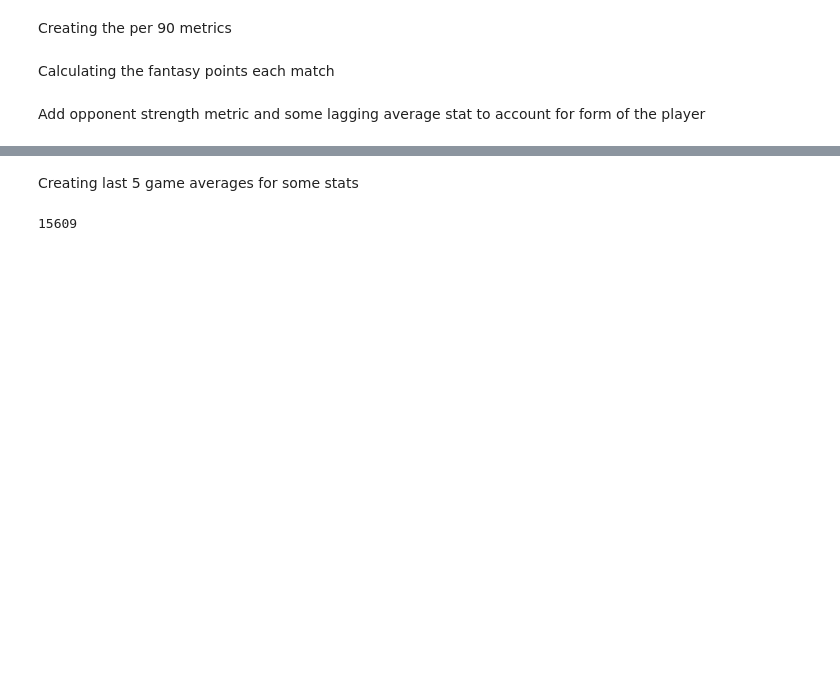
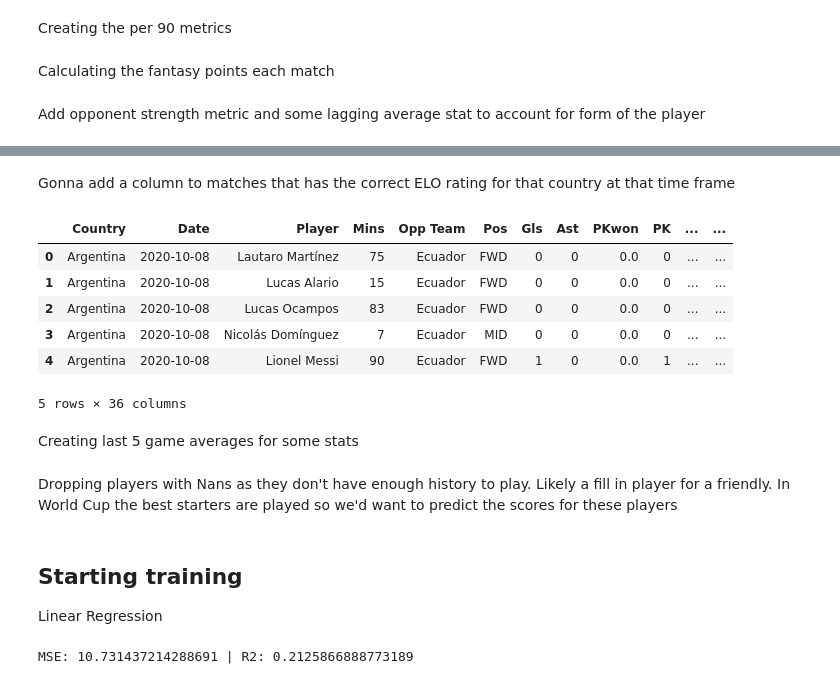
Before and after one commit to nicholaskim1004/World-Cup-Fantasy-Predictor, a Jupyter notebook: Fantast_Pt_Predictor.ipynb, the cells around one changed output, grey strips where cells are left out. Saved outputs shown, nothing was run; the diff lists cells and outputs as text; code cells hidden in the pictures; blank space fills up the shorter version.

Commit message:
ran a simple linear regression model and checked overall and group performance

```diff
--- a/Fantast_Pt_Predictor.ipynb
+++ b/Fantast_Pt_Predictor.ipynb
@@ -192,6 +193,8 @@ array(['DEF', 'FWD', 'GK', 'MID'], dtype=object)
 # %% [markdown]
 Creating the per 90 metrics
 # %%
+#since in the tables sometimes the stat is left blank even though they played
+matches = matches.fillna(0)
 matches['Mins per 90'] = matches['Mins'] / 90
 
 stats_to_normalize = ['Gls', 'Ast', 'Shots', 'SoT', 'CrdY', 'CrdR', 'GA', 'Saves']
@@ -313,0 +290,6 @@ Index(['Country', 'Date', 'Player', 'Mins', 'Pos', 'Gls', 'Ast', 'PKwon', 'PK',
+# %%
+teams = team_ratings['Country'].unique()
+
+for team in matches['Opp Team'].unique():
+    if team not in teams:
+        print(team)
@@ -313,0 +307,14 @@ Index(['Country', 'Date', 'Player', 'Mins', 'Pos', 'Gls', 'Ast', 'PKwon', 'PK',
+# %%
+team_ratings['Country'] = team_ratings['Country'].replace({
+    'South Korea': 'Korea Republic',
+    'Turkey': 'Türkiye',
+    'Ivory Coast':"Côte d'Ivoire",
+    'DR Congo': 'Congo DR',
+    'Iran': 'IR Iran',
+    'Ireland': 'Republic of Ireland',
+    'Kyrgyzstan': 'Kyrgyz Republic',
+    'China': 'China PR',
+    'North Korea': 'Korea DPR',
+    'Saint Kitts and Nevis': 'St. Kitts and Nevis'})
+# %% [markdown]
+Gonna add a column to matches that has the correct ELO rating for that country at that time frame
@@ -314,12 +370,19 @@ Index(['Country', 'Date', 'Player', 'Mins', 'Pos', 'Gls', 'Ast', 'PKwon', 'PK',
+# %%
+matches.head()
+# %% [output]
+|  | Country | Date | Player | Mins | Opp Team | Pos | Gls | Ast | PKwon | PK | ... | ... |
+| 0 | Argentina | 2020-10-08 | Lautaro Martínez | 75 | Ecuador | FWD | 0 | 0 | 0.0 | 0 | ... | ... |
+| 1 | Argentina | 2020-10-08 | Lucas Alario | 15 | Ecuador | FWD | 0 | 0 | 0.0 | 0 | ... | ... |
+| 2 | Argentina | 2020-10-08 | Lucas Ocampos | 83 | Ecuador | FWD | 0 | 0 | 0.0 | 0 | ... | ... |
+| 3 | Argentina | 2020-10-08 | Nicolás Domínguez | 7 | Ecuador | MID | 0 | 0 | 0.0 | 0 | ... | ... |
+| 4 | Argentina | 2020-10-08 | Lionel Messi | 90 | Ecuador | FWD | 1 | 0 | 0.0 | 1 | ... | ... |
+5 rows × 36 columns
 # %% [markdown]
 Creating last 5 game averages for some stats
 # %%
-from sklearn.model_selection import train_test_split
-from sklearn.linear_model import LinearRegression
+from sklearn.preprocessing import OneHotEncoder
 
 matches.columns
-
-y = matches['Fantasy Points']
 
 matches['Gls per 90 Last 5'] = matches.groupby(['Country', 'Player'])['Gls_per_90'].rolling(5, closed='left').mean().reset_index(level=[0,1], drop=True)
 matches['Shots per 90 Last 5'] = matches.groupby(['Country', 'Player'])['Shots_per_90'].rolling(5, closed='left').mean().reset_index(level=[0,1], drop=True)
@@ -329,5 +392,11 @@ matches['CrdR per 90 Last 5'] = matches.groupby(['Country', 'Player'])['CrdR_per
 matches['GA per 90 Last 5'] = matches.groupby(['Country', 'Player'])['GA_per_90'].rolling(5, closed='left').mean().reset_index(level=[0,1], drop=True)
 matches['Saves per 90 Last 5'] = matches.groupby(['Country', 'Player'])['Saves_per_90'].rolling(5, closed='left').mean().reset_index(level=[0,1], drop=True)
 matches['Fantasy Pts Last 5'] = matches.groupby(['Country', 'Player'])['Fantasy Points'].rolling(5, closed='left').mean().reset_index(level=[0,1], drop=True)
+
+#creating idicator variables for the position they play
+encoder = OneHotEncoder(sparse_output=False, handle_unknown='ignore')
+
+one_hot_encoded_array = encoder.fit_transform(matches[['Pos']])
+one_hot_df = pd.DataFrame(one_hot_encoded_array, columns=encoder.get_feature_names_out(['Pos']))
+
+matches = pd.concat([matches, one_hot_df], axis=1)
-# %% [output]
-15609
@@ -337,0 +411,2 @@ for i in range(len(matches)):
+# %% [markdown]
+Dropping players with Nans as they don't have enough history to play. Likely a fill in player for a friendly. In World Cup the best starters are played so we'd want to predict the scores for these players
@@ -337,0 +433,23 @@ for i in range(len(matches)):
+# %% [markdown]
+## Starting training
+
+Linear Regression
+# %%
+from sklearn.model_selection import train_test_split
+from sklearn.linear_model import LinearRegression
+from sklearn.metrics import mean_squared_error, r2_score
+
+x_train, x_test, y_train, y_test = train_test_split(pred, y, test_size=.25, random_state=123)
+
+linear = LinearRegression()
+
+linear.fit(x_train, y_train)
+
+yhat = linear.predict(x_test)
+
+mse = mean_squared_error(y_test, yhat)
+r2 = r2_score(y_test,yhat)
+
+print(f"MSE: {mse} | R2: {r2}")
+# %% [output]
+MSE: 10.731437214288691 | R2: 0.2125866888773189
```
Also changed, not shown: parts of 14 cells of this notebook.
